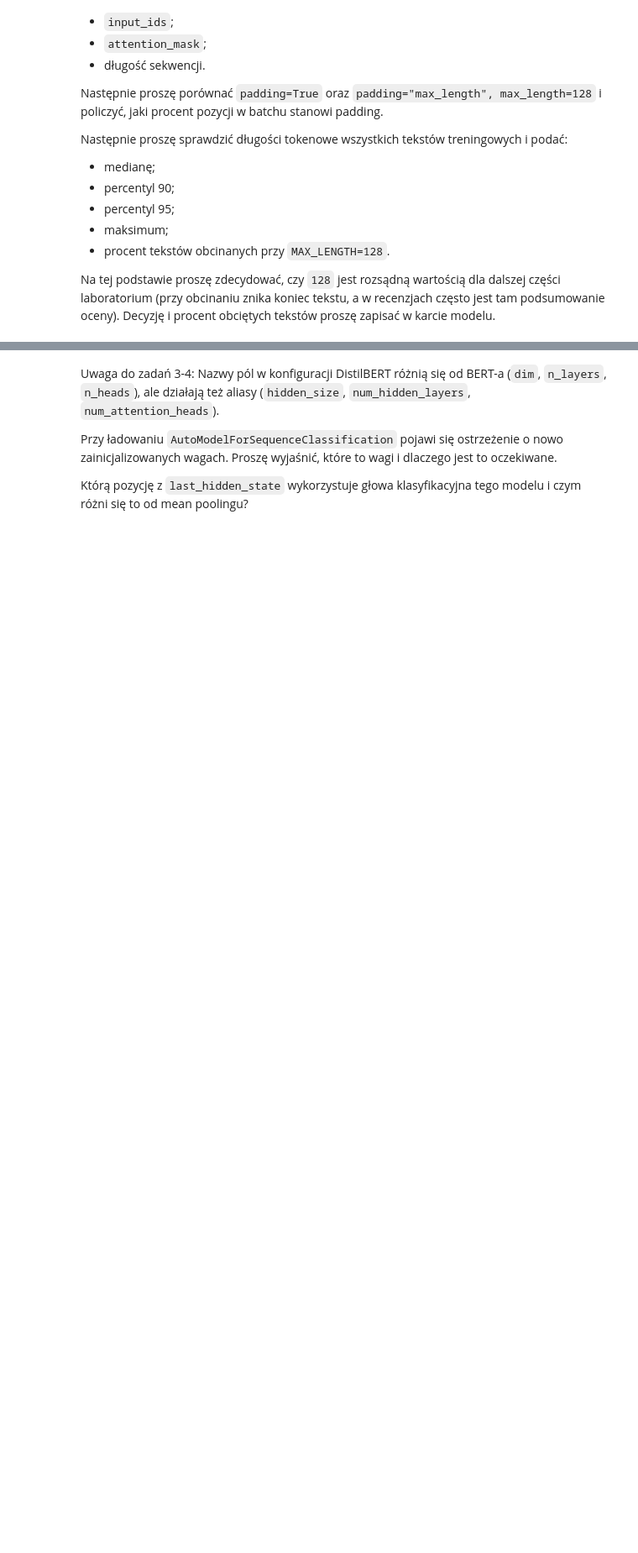
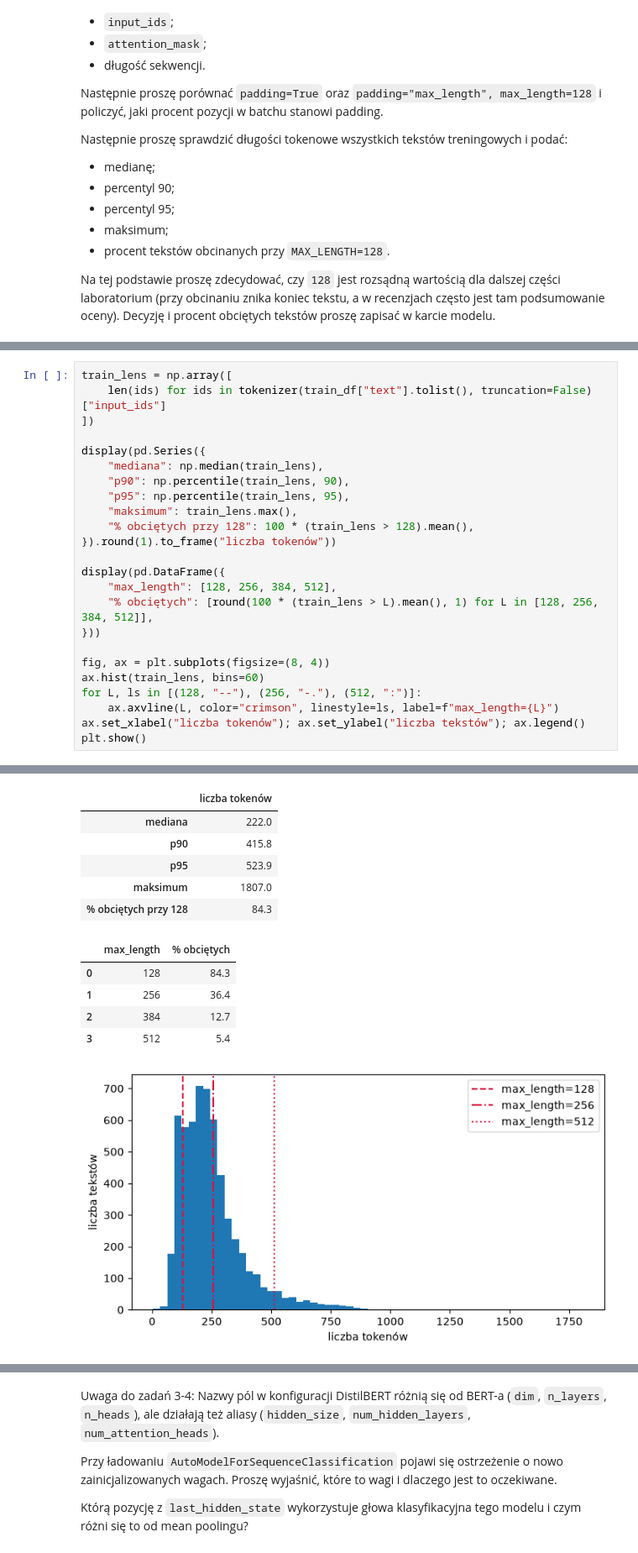
Before and after one commit to Monnkes/nlp, a Jupyter notebook: 004_Transformer_as_a_Model.ipynb, the cells around one changed output, grey strips where cells are left out. Shown at 84% size. Cells and saved outputs as stored; diff of their text form; blank space fills up the shorter version.

```diff
--- a/004_Transformer_as_a_Model.ipynb
+++ b/004_Transformer_as_a_Model.ipynb
@@ -286,0 +355,25 @@ Na tej podstawie proszę zdecydować, czy `128` jest rozsądną wartością dla
+# %%
+train_lens = np.array([
+    len(ids) for ids in tokenizer(train_df["text"].tolist(), truncation=False)["input_ids"]
+])
+
+display(pd.Series({
+    "mediana": np.median(train_lens),
+    "p90": np.percentile(train_lens, 90),
+    "p95": np.percentile(train_lens, 95),
+    "maksimum": train_lens.max(),
+    "% obciętych przy 128": 100 * (train_lens > 128).mean(),
+}).round(1).to_frame("liczba tokenów"))
+
+display(pd.DataFrame({
+    "max_length": [128, 256, 384, 512],
+    "% obciętych": [round(100 * (train_lens > L).mean(), 1) for L in [128, 256, 384, 512]],
+}))
+
+fig, ax = plt.subplots(figsize=(8, 4))
+ax.hist(train_lens, bins=60)
+for L, ls in [(128, "--"), (256, "-."), (512, ":")]:
+    ax.axvline(L, color="crimson", linestyle=ls, label=f"max_length={L}")
+ax.set_xlabel("liczba tokenów"); ax.set_ylabel("liczba tekstów"); ax.legend()
+plt.show()
+# %% [output]
@@ -286,0 +381,12 @@ Na tej podstawie proszę zdecydować, czy `128` jest rozsądną wartością dla
+|  | liczba tokenów |
+| mediana | 222.0 |
+| p90 | 415.8 |
+| p95 | 523.9 |
+| maksimum | 1807.0 |
+| % obciętych przy 128 | 84.3 |
+|  | max_length | % obciętych |
+| 0 | 128 | 84.3 |
+| 1 | 256 | 36.4 |
+| 2 | 384 | 12.7 |
+| 3 | 512 | 5.4 |
+[figure, added]
```
Also changed, not shown: parts of 19 cells of this notebook.
